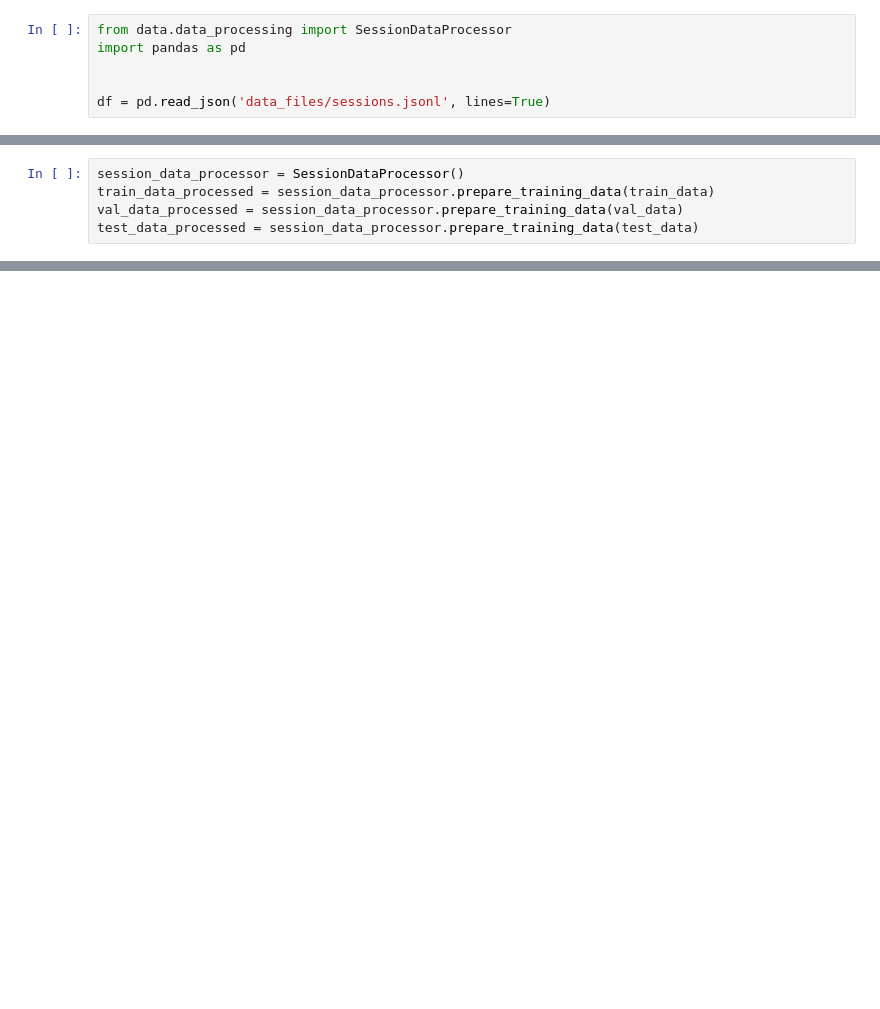
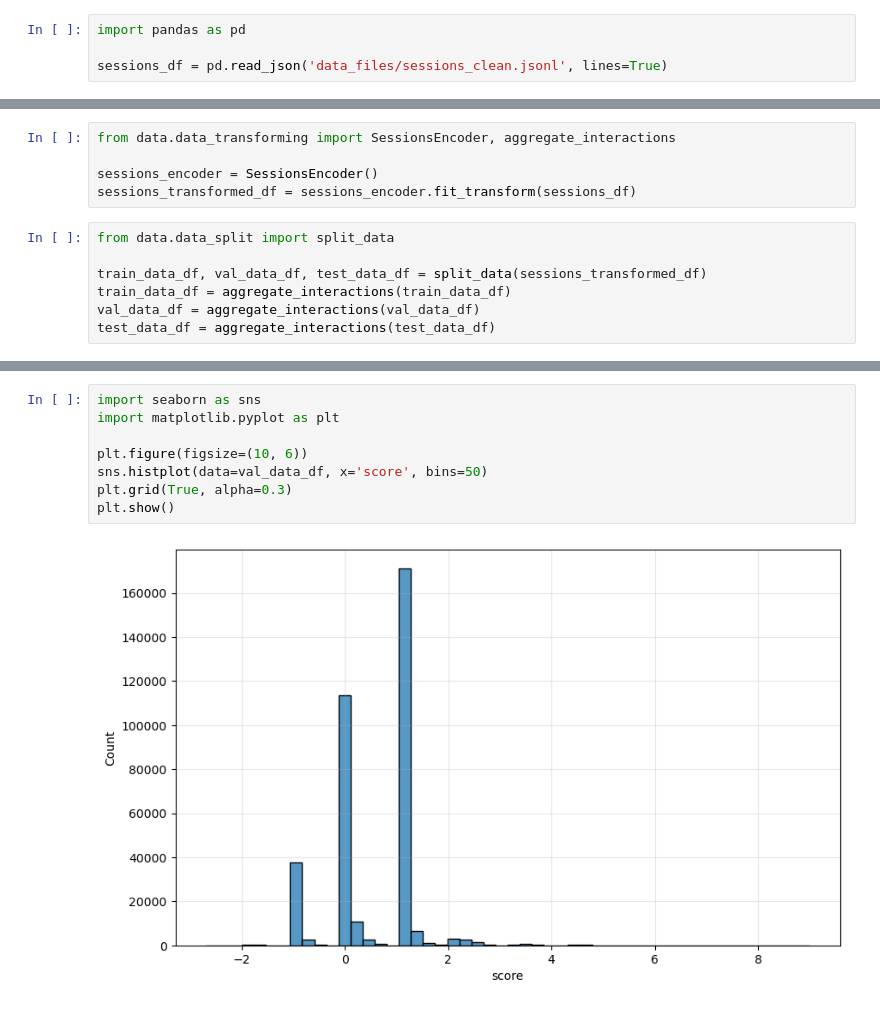
Before and after one commit to maksbilski/playlist_recommendation_system, a Jupyter notebook: split_data_set.ipynb, the cells around one changed output, grey strips where cells are left out. Cells and saved outputs as stored; diff of their text form; blank space fills up the shorter version.

```diff
--- a/split_data_set.ipynb
+++ b/split_data_set.ipynb
@@ -3,6 +5,4 @@ from data.data_split import split_data
 # %%
-from data.data_processing import SessionDataProcessor
 import pandas as pd
 
-
-df = pd.read_json('data_files/sessions.jsonl', lines=True)
+sessions_df = pd.read_json('data_files/sessions_clean.jsonl', lines=True)
@@ -11,6 +9,13 @@ train_data, val_data, test_data = split_data(df)
 # %%
-session_data_processor = SessionDataProcessor()
-train_data_processed = session_data_processor.prepare_training_data(train_data)
-val_data_processed = session_data_processor.prepare_training_data(val_data)
-test_data_processed = session_data_processor.prepare_training_data(test_data)
+from data.data_transforming import SessionsEncoder, aggregate_interactions
+
+sessions_encoder = SessionsEncoder()
+sessions_transformed_df = sessions_encoder.fit_transform(sessions_df)
+# %%
+from data.data_split import split_data
+
+train_data_df, val_data_df, test_data_df = split_data(sessions_transformed_df)
+train_data_df = aggregate_interactions(train_data_df)
+val_data_df = aggregate_interactions(val_data_df)
+test_data_df = aggregate_interactions(test_data_df)
 # %%
@@ -19,0 +47,10 @@ test_data_processed.to_json('data_files/test_sessions.jsonl', orient='records',
+# %%
+import seaborn as sns
+import matplotlib.pyplot as plt
+
+plt.figure(figsize=(10, 6))
+sns.histplot(data=val_data_df, x='score', bins=50)
+plt.grid(True, alpha=0.3)
+plt.show()
+# %% [output]
+[figure, added]
```
Also changed, not shown: parts of 5 cells of this notebook, 1 other file.
